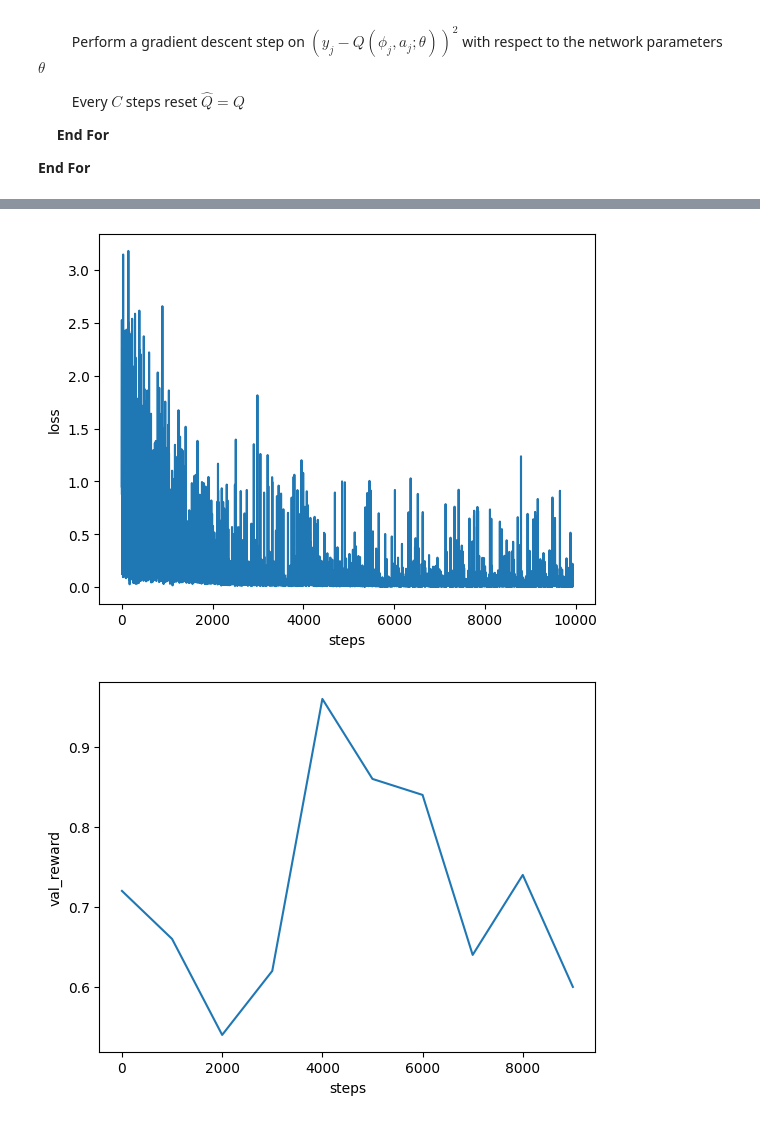
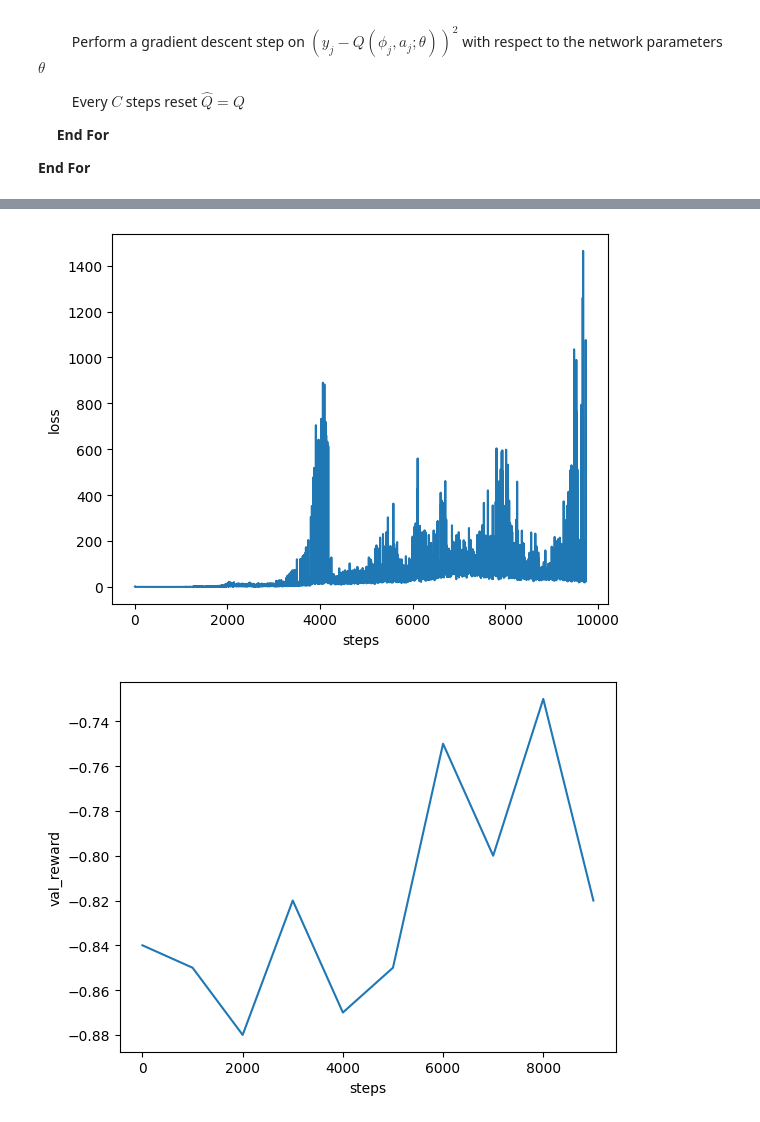
Before and after one commit to Ngguup/ml_train, a Jupyter notebook: connectX/task.ipynb, the cells around one changed output, grey strips where cells are left out. Cells and saved outputs as stored; diff of their text form; code cells hidden in the pictures.

```diff
--- a/connectX/task.ipynb
+++ b/connectX/task.ipynb
@@ -80,16 +80,22 @@ $\quad$ **End For**
 
 **End For**
 # %%
+from op_agents.jekiwantaufik import jekiwantaufik
+
+
 reward_for_inarow = torch.arange(inarow + 1, device=device) / inarow
 reward_for_inarow[:2] = 0
 
 train_config = SimpleNamespace(
-    batch_size = 32,
+    batch_size = 128,
     total_steps = 10000,
     epsilon = 0.1, # ???
+    op_agents = ['random', 'negamax', jekiwantaufik],
+    move_target_every = 50,
 
     validate_every = 1000,
     num_episodes = 100,
+    val_op_agent = 'negamax',
 
     reward_for_None = -5,
     reward_for_inarow = reward_for_inarow,
@@ -130,3 +136,3 @@ step: 9900
 # %%
 # train_config.total_steps = 10000
-# logs = train(Q_func, optimizer, scheduler, my_config, env_config, train_config, op_agent='negamax', device=device)
+logs = train(Q_func, optimizer, scheduler, my_config, env_config, train_config, device=device)
@@ -139,17 +163,17 @@ plt.xlabel('steps')
 plt.ylabel('loss')
 plt.show()
 # %% [output]
-[figure, old version]
+[figure, new version]
 # %%
 sns.lineplot(
-    x=range(0, train_config.total_steps, train_config.validate_every),
+    x=range(1, train_config.total_steps + 1, train_config.validate_every),
     y=logs['val_reward']
 )
 plt.xlabel('steps')
 plt.ylabel('val_reward')
 plt.show()
 # %% [output]
-[figure, old version]
+[figure, new version]
 # %%
 sns.lineplot(x=range(len(logs['lr'])), y=logs['lr'])
 plt.xlabel('steps')
```
Also changed, not shown: parts of 7 cells of this notebook, 4 other files.
